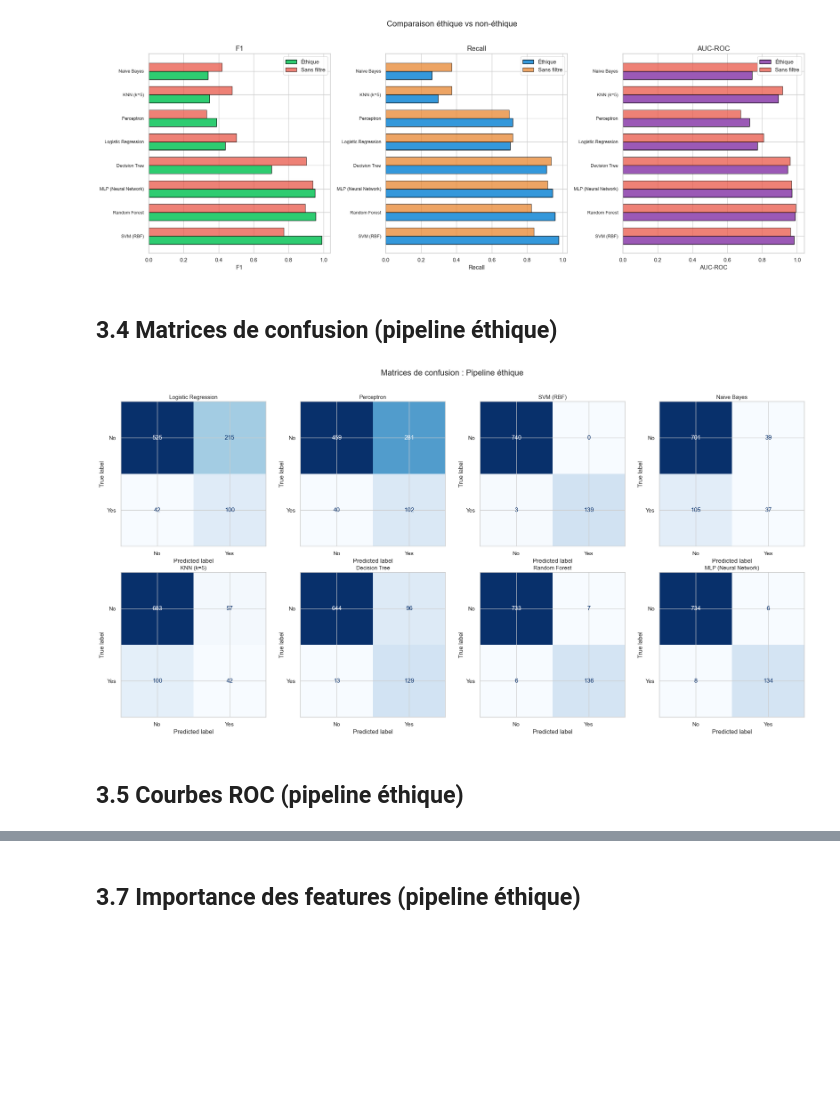
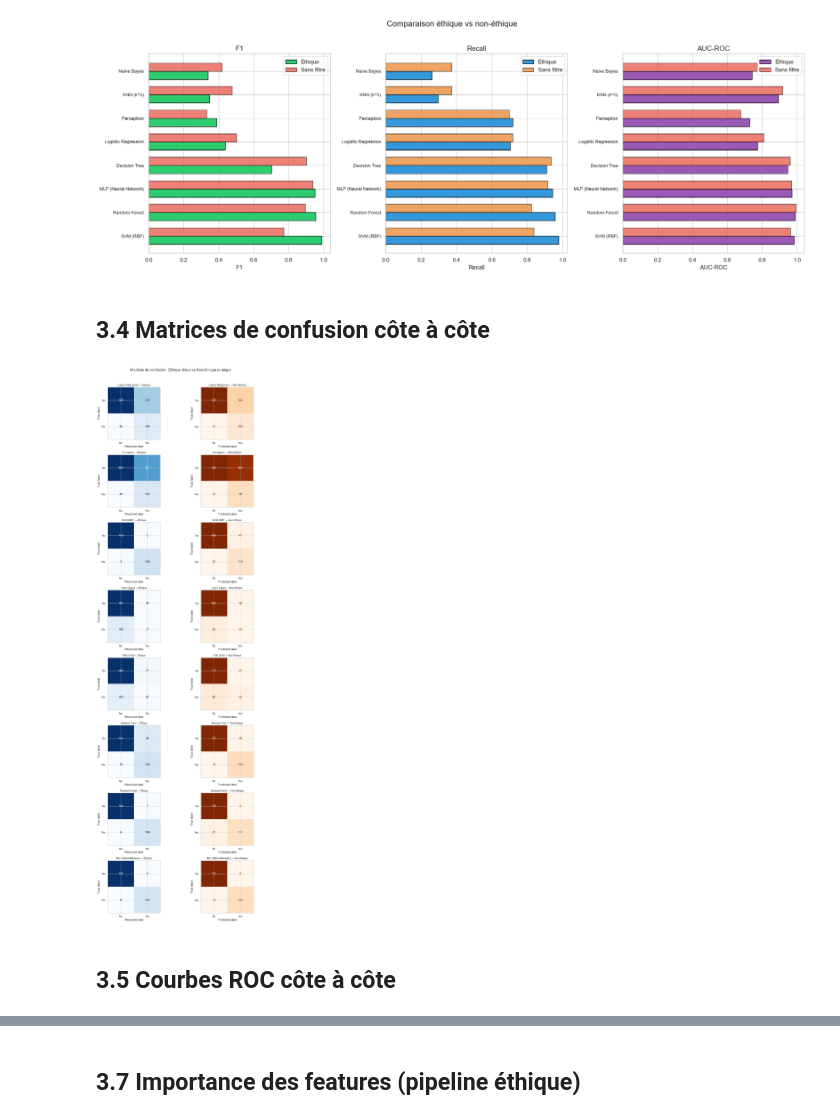
Before and after one commit to Akkuro/Ethical-turnover-analysis, a Jupyter notebook: src/main.ipynb, the cells around one changed output, grey strips where cells are left out. Saved outputs shown, nothing was run; the diff lists cells and outputs as text; code cells hidden in the pictures; blank space fills up the shorter version.

Commit message:
Ethical and non-ethical in parallel

```diff
--- a/src/main.ipynb
+++ b/src/main.ipynb
@@ -943,13 +942,13 @@ base_model_factories = {
 
 cv = StratifiedKFold(n_splits=5, shuffle=True, random_state=RANDOM_STATE)
 
-for pipe_name in datasets:
-    d = pipeline_data[pipe_name]
-    results = all_results[pipe_name]
-    classifiers = all_classifiers[pipe_name]
+for label in pipeline_data:
+    d = pipeline_data[label]
+    results = all_results[label]
+    classifiers = all_classifiers[label]
 
     print(f"\n{'#'*60}")
-    print(f" Optimisation : {pipe_name}")
+    print(f" Optimisation : {label}  (ethical_filter={d['ethical_filter']})")
     print(f"{'#'*60}")
 
     ranking = results_to_df(results).sort_values('F1', ascending=False)
@@ -1033,9 +1032,10 @@ print("\n" + "="*80)
 print(" RÉSULTATS COMPARATIFS (après optimisation)")
 print("="*80)
 
-for pipe_name in datasets:
-    df_res = results_to_df(all_results[pipe_name]).sort_values('F1', ascending=False)
-    print(f"\n--- {pipe_name} ---\n")
+for label in pipeline_data:
+    df_res = results_to_df(all_results[label]).sort_values('F1', ascending=False)
+    ef = pipeline_data[label]['ethical_filter']
+    print(f"\n--- {label} (ethical_filter={ef}) ---\n")
     print(df_res[['Accuracy', 'Precision', 'Recall', 'F1', 'AUC-ROC']]
           .to_string(float_format=lambda x: f'{x:.4f}'))
     print(f"\n🏆 Meilleur F1 : {df_res.index[0]} ({df_res['F1'].iloc[0]:.4f})")
@@ -1315,30 +1315,26 @@ plt.show()
 # %% [output]
 [figure]
 # %% [markdown]
-## 3.4 Matrices de confusion (pipeline éthique)
+## 3.4 Matrices de confusion côte à côte
 # %%
-d_eth = pipeline_data['Éthique']
-n_models = len(all_classifiers['Éthique'])
-n_cols_cm = 4
-n_rows_cm = (n_models + n_cols_cm - 1) // n_cols_cm
+model_names = list(all_classifiers['Éthique'].keys())
+n_models = len(model_names)
 
-fig, axes = plt.subplots(n_rows_cm, n_cols_cm, figsize=(20, 5 * n_rows_cm))
-axes = axes.flatten()
+fig, axes = plt.subplots(n_models, 2, figsize=(12, 4 * n_models))
 
-for i, (name, clf) in enumerate(all_classifiers['Éthique'].items()):
-    cm = confusion_matrix(d_eth['y_test'], all_results['Éthique'][name]['y_pred'])
-    disp = ConfusionMatrixDisplay(cm, display_labels=['No', 'Yes'])
-    disp.plot(ax=axes[i], cmap='Blues', colorbar=False)
-    axes[i].set_title(name, fontsize=11)
+for i, name in enumerate(model_names):
+    for j, label in enumerate(['Éthique', 'Non-éthique']):
+        d = pipeline_data[label]
+        cm = confusion_matrix(d['y_test'], all_results[label][name]['y_pred'])
+        disp = ConfusionMatrixDisplay(cm, display_labels=['No', 'Yes'])
+        disp.plot(ax=axes[i, j], cmap='Blues' if j == 0 else 'Oranges', colorbar=False)
+        axes[i, j].set_title(f'{name} — {label}', fontsize=10)
 
-for j in range(i + 1, len(axes)):
-    axes[j].set_visible(False)
-
-plt.suptitle('Matrices de confusion : Pipeline éthique', fontsize=16, y=1.02)
+plt.suptitle('Matrices de confusion : Éthique (bleu) vs Non-éthique (orange)', fontsize=15, y=1.01)
 plt.tight_layout()
 plt.show()
 # %% [output]
-[figure, old version]
+[figure, new version]
 # %% [markdown]
-## 3.5 Courbes ROC (pipeline éthique)
+## 3.5 Courbes ROC côte à côte
 # %%
```
Also changed, not shown: parts of 26 cells of this notebook, 1 other file.
